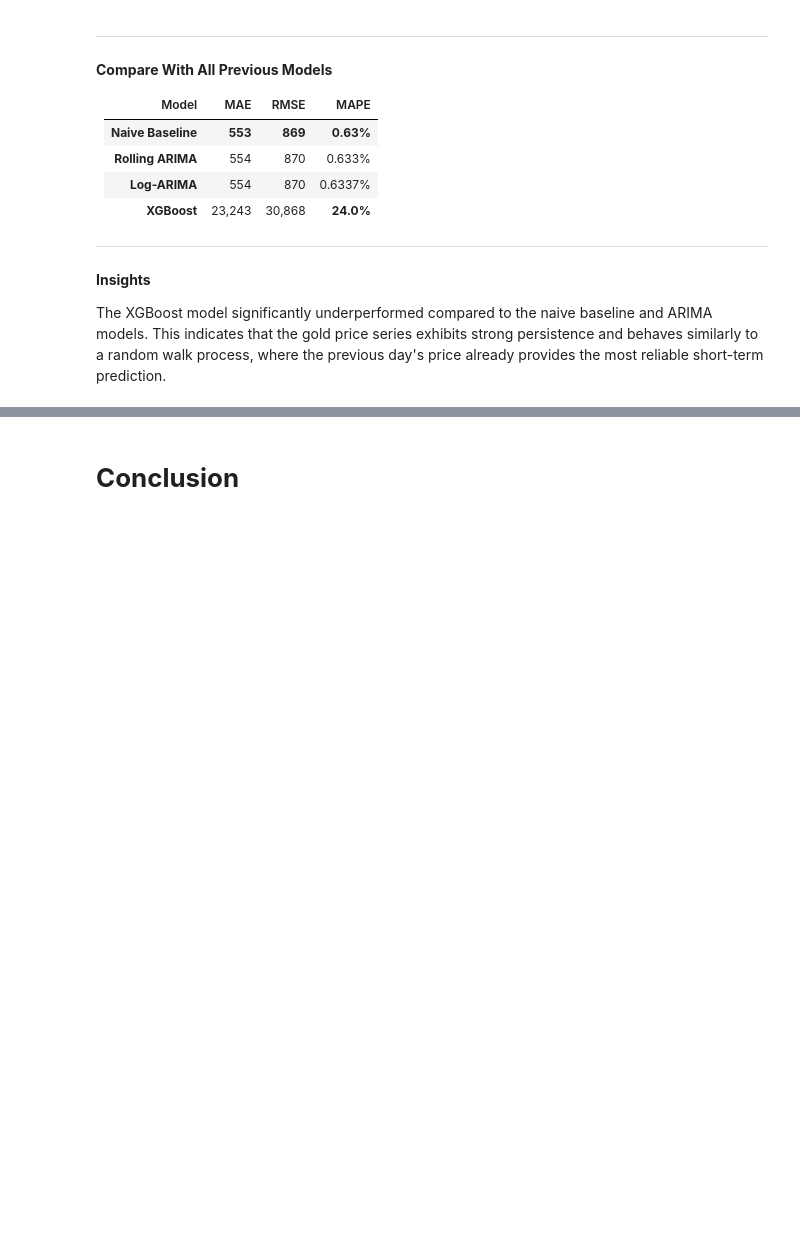
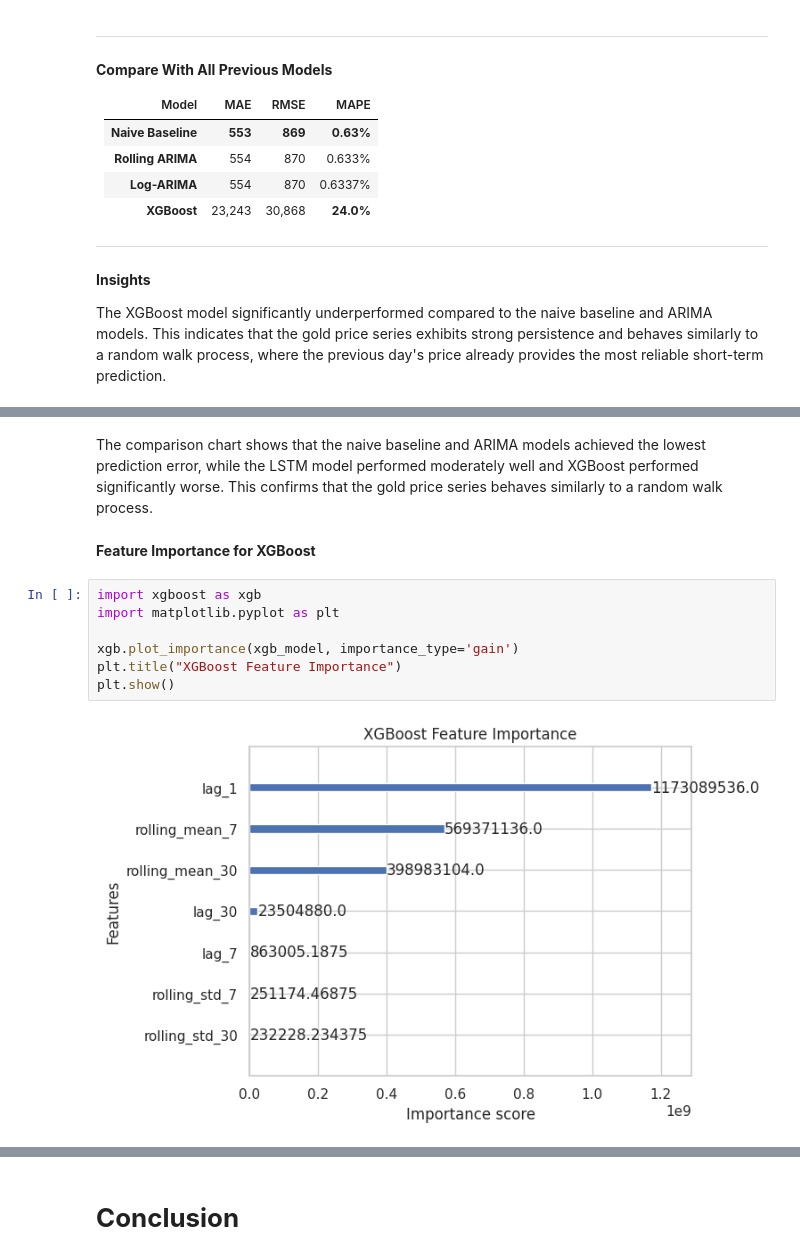
Before and after one commit to Sagarjain93/Machine-Learning-Portfolio, a Jupyter notebook: 03_ML_Practice/Gold_Price_Prediction_Forecasting/03_notebook/05_modelling.ipynb, the cells around one changed output, grey strips where cells are left out. Cells and saved outputs as stored; diff of their text form; blank space fills up the shorter version.

```diff
--- a/03_ML_Practice/Gold_Price_Prediction_Forecasting/03_notebook/05_modelling.ipynb
+++ b/03_ML_Practice/Gold_Price_Prediction_Forecasting/03_notebook/05_modelling.ipynb
@@ -2910,0 +3006,13 @@ plt.show()
+# %% [markdown]
+The comparison chart shows that the naive baseline and ARIMA models achieved the lowest prediction error, while the LSTM model performed moderately well and XGBoost performed significantly worse. This confirms that the gold price series behaves similarly to a random walk process.
+# %% [markdown]
+**Feature Importance for XGBoost**
+# %%
+import xgboost as xgb
+import matplotlib.pyplot as plt
+
+xgb.plot_importance(xgb_model, importance_type='gain')
+plt.title("XGBoost Feature Importance")
+plt.show()
+# %% [output]
+[figure, added]
```
Also changed, not shown: parts of 48 cells of this notebook.
